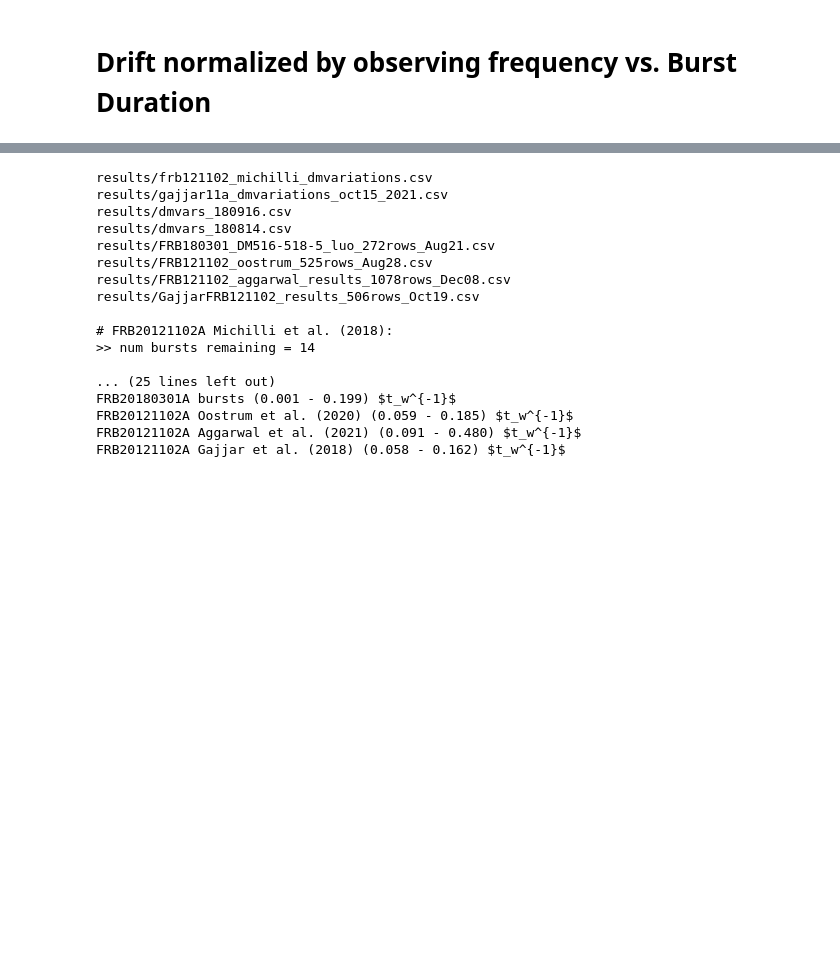
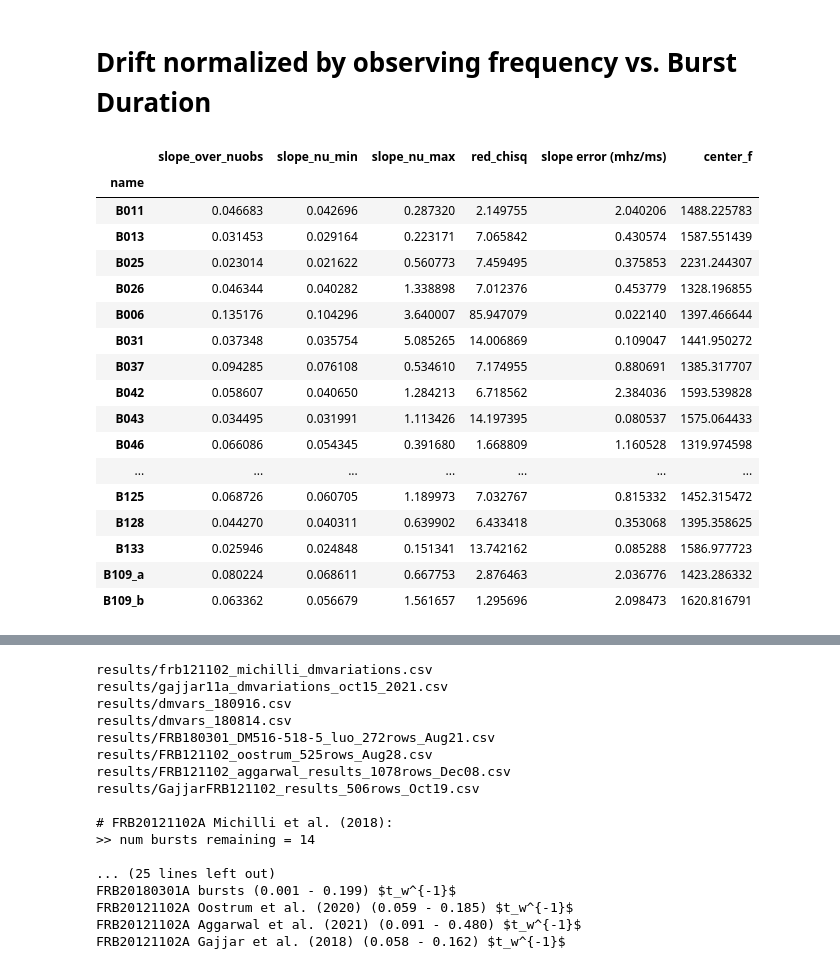
Before and after one commit to mef51/frbgui, a Jupyter notebook: PaperFigures.ipynb, the cells around one changed output, grey strips where cells are left out. Saved outputs shown, nothing was run; the diff lists cells and outputs as text; code cells hidden in the pictures; blank space fills up the shorter version.

```diff
--- a/PaperFigures.ipynb
+++ b/PaperFigures.ipynb
@@ -14,3 +14,27 @@
 * DM vs. slope
 # %% [markdown]
 # Drift normalized by observing frequency vs. Burst Duration
+# %%
+# bakeddata['frames'][2][['slope_over_nuobs', 'slope_nu_min', 'slope_nu_max', 'red_chisq', 'slope error (mhz/ms)', 'center_f']].iloc[-10:]
+sources[2] = driftlaw.sloperanges(sources[2])
+# sources[2].loc['B124'][['DM', 'slope_over_nuobs', 'red_chisq', 'slope error (mhz/ms)', 'center_f', 'slope_nu_min']]
+bakeddata['frames'][2][['slope_over_nuobs', 'slope_nu_min', 'slope_nu_max', 'red_chisq', 'slope error (mhz/ms)', 'center_f']]#.iloc[-10:]
+# %% [output]
+|  | slope_over_nuobs | slope_nu_min | slope_nu_max | red_chisq | slope error (mhz/ms) | center_f |
+| name |  |  |  |  |  |  |
+| B011 | 0.046683 | 0.042696 | 0.287320 | 2.149755 | 2.040206 | 1488.225783 |
+| B013 | 0.031453 | 0.029164 | 0.223171 | 7.065842 | 0.430574 | 1587.551439 |
+| B025 | 0.023014 | 0.021622 | 0.560773 | 7.459495 | 0.375853 | 2231.244307 |
+| B026 | 0.046344 | 0.040282 | 1.338898 | 7.012376 | 0.453779 | 1328.196855 |
+| B006 | 0.135176 | 0.104296 | 3.640007 | 85.947079 | 0.022140 | 1397.466644 |
+| B031 | 0.037348 | 0.035754 | 5.085265 | 14.006869 | 0.109047 | 1441.950272 |
+| B037 | 0.094285 | 0.076108 | 0.534610 | 7.174955 | 0.880691 | 1385.317707 |
+| B042 | 0.058607 | 0.040650 | 1.284213 | 6.718562 | 2.384036 | 1593.539828 |
+| B043 | 0.034495 | 0.031991 | 1.113426 | 14.197395 | 0.080537 | 1575.064433 |
+| B046 | 0.066086 | 0.054345 | 0.391680 | 1.668809 | 1.160528 | 1319.974598 |
+| ... | ... | ... | ... | ... | ... | ... |
+| B125 | 0.068726 | 0.060705 | 1.189973 | 7.032767 | 0.815332 | 1452.315472 |
+| B128 | 0.044270 | 0.040311 | 0.639902 | 6.433418 | 0.353068 | 1395.358625 |
+| B133 | 0.025946 | 0.024848 | 0.151341 | 13.742162 | 0.085288 | 1586.977723 |
+| B109_a | 0.080224 | 0.068611 | 0.667753 | 2.876463 | 2.036776 | 1423.286332 |
+| B109_b | 0.063362 | 0.056679 | 1.561657 | 1.295696 | 2.098473 | 1620.816791 |
```
Also changed, not shown: parts of 7 cells of this notebook, 5 other files.
